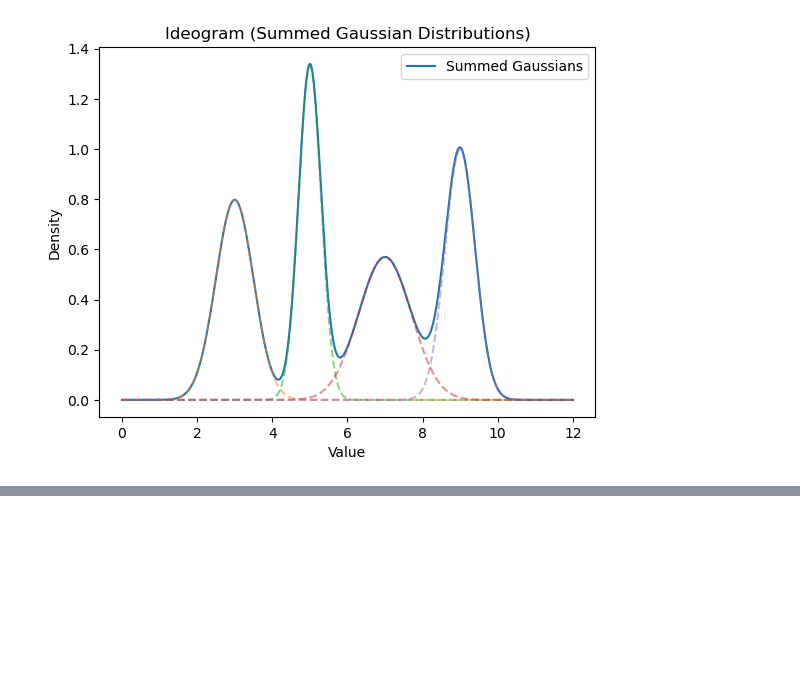
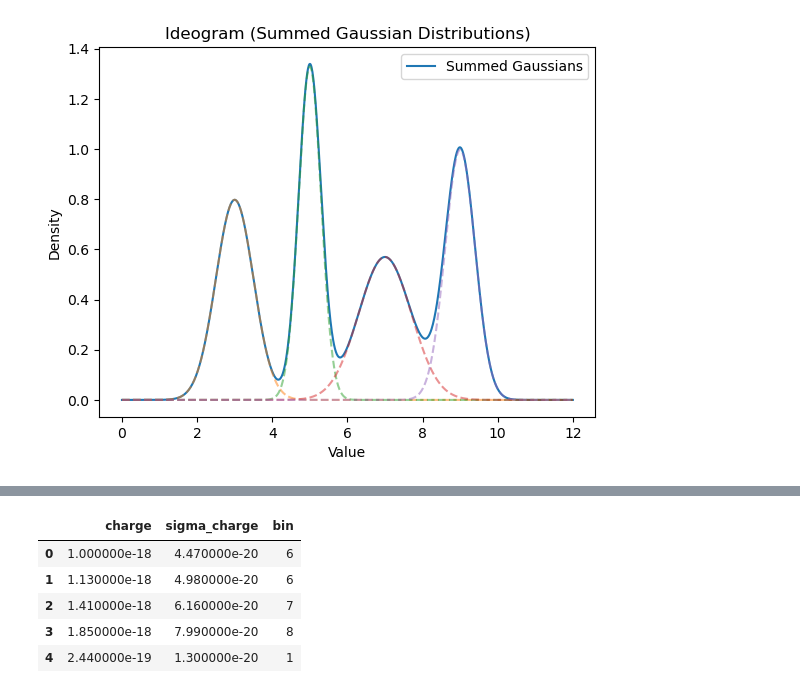
Before and after one commit to Steinburglar/advanced_exp, a Jupyter notebook: FAFO/TestLucas.ipynb, the cells around one changed output, grey strips where cells are left out. Cells and saved outputs as stored; diff of their text form; code cells hidden in the pictures; blank space fills up the shorter version.

```diff
--- a/FAFO/TestLucas.ipynb
+++ b/FAFO/TestLucas.ipynb
@@ -51,0 +68,10 @@ Droplet found without enough values
+# %%
+binned_df = bin_charges(class_q, class_sigma_q, min_x)
+display(binned_df.head())
+# %% [output]
+|  | charge | sigma_charge | bin |
+| 0 | 1.000000e-18 | 4.470000e-20 | 6 |
+| 1 | 1.130000e-18 | 4.980000e-20 | 6 |
+| 2 | 1.410000e-18 | 6.160000e-20 | 7 |
+| 3 | 1.850000e-18 | 7.990000e-20 | 8 |
+| 4 | 2.440000e-19 | 1.300000e-20 | 1 |
```
Also changed, not shown: parts of 3 cells of this notebook, 3 other files.
